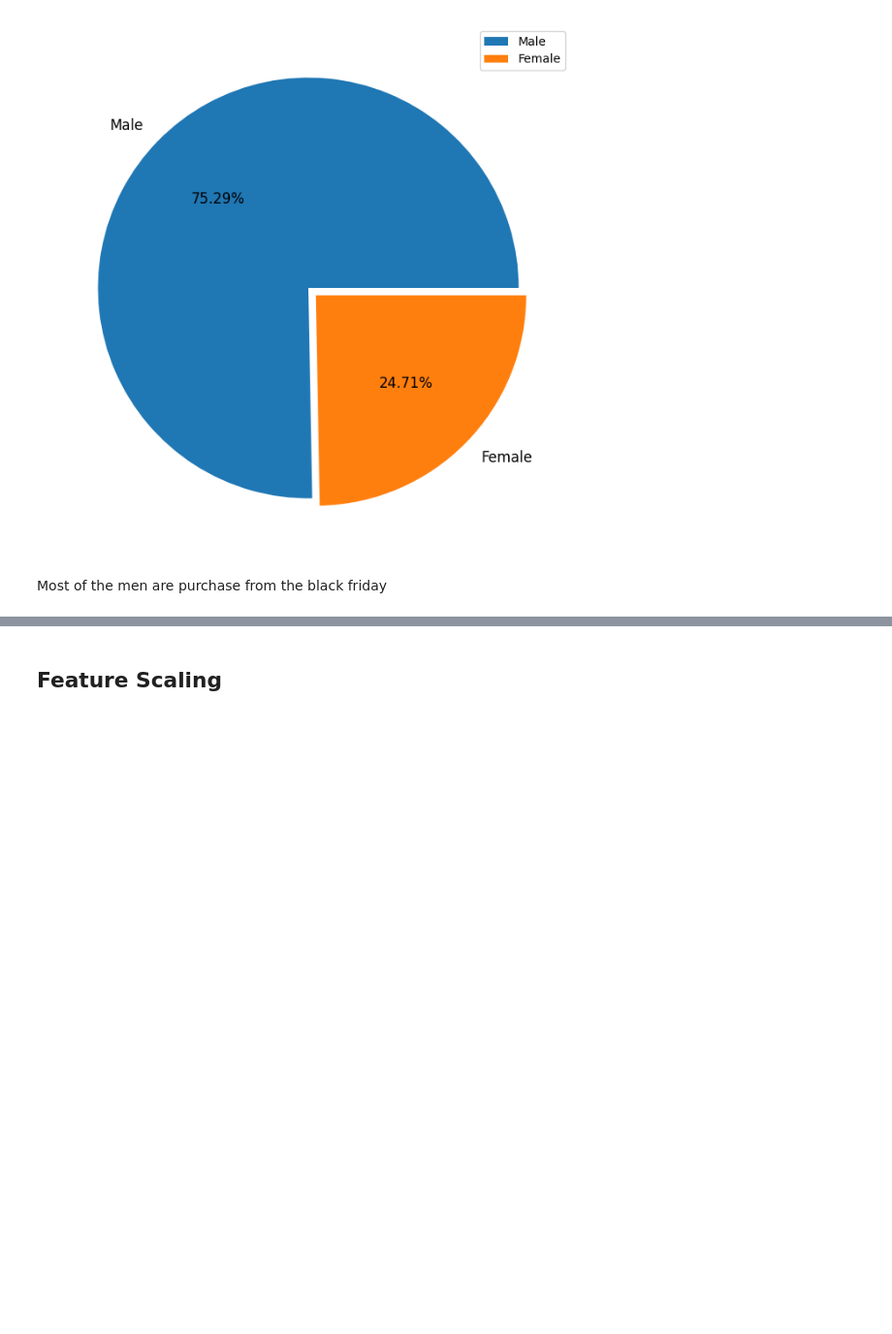
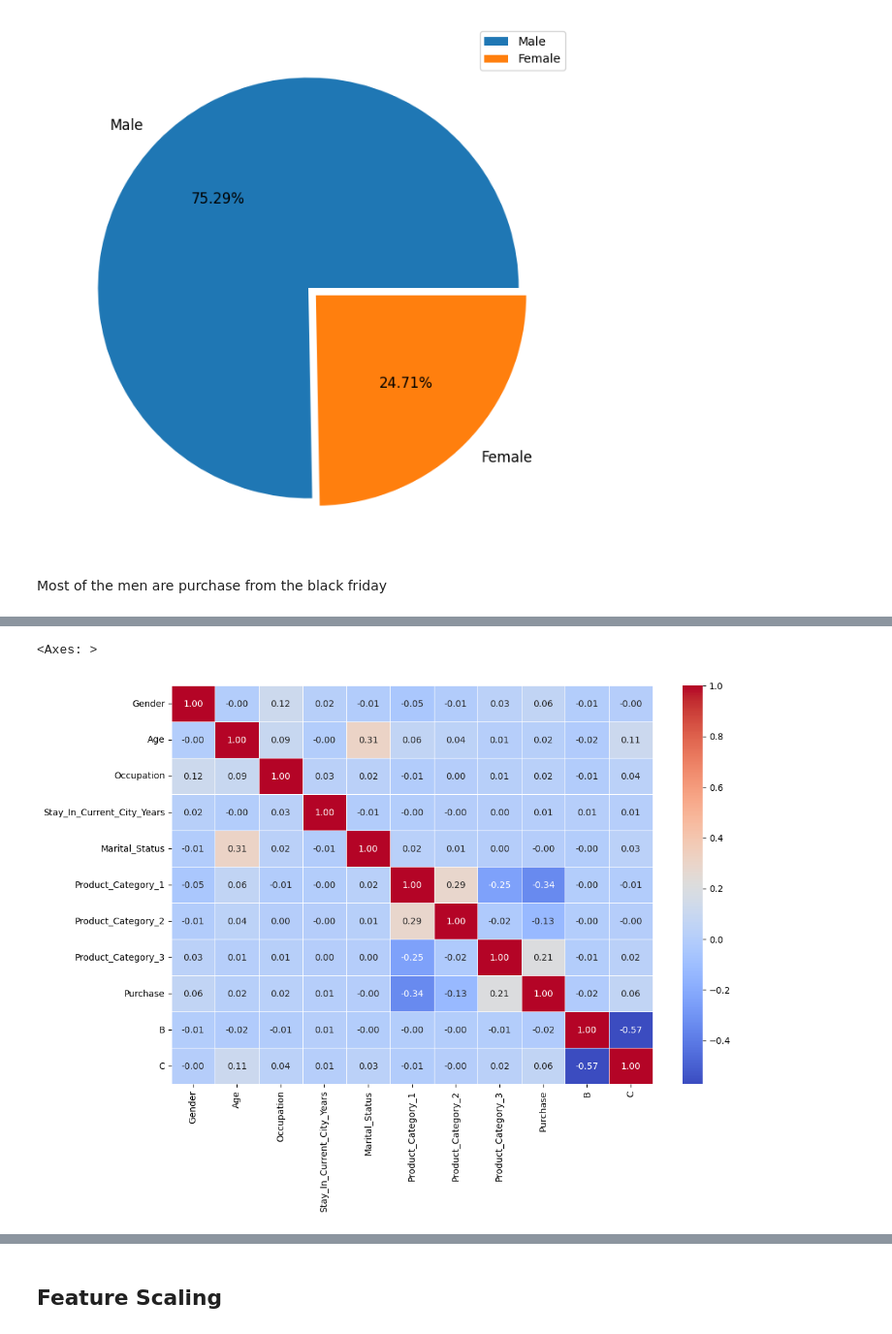
Before and after one commit to mahabub-rah/EDA-and-Feature-Engineering-, a Jupyter notebook: Day-2/blackFriday_EDA_Feature.ipynb, the cells around one changed output, grey strips where cells are left out. Shown at 97% size. Drawn from its saved outputs; the diff is of its cells as text; code cells hidden in the pictures; blank space fills up the shorter version.

```diff
--- a/Day-2/blackFriday_EDA_Feature.ipynb
+++ b/Day-2/blackFriday_EDA_Feature.ipynb
@@ -307,0 +311,2 @@ Most of the men are purchase from the black friday
+# %%
+df.drop('Product_ID', axis=1, inplace=True)
@@ -307,0 +328,5 @@ Most of the men are purchase from the black friday
+# %%
+sns.heatmap(data=df.corr(), annot=True, cmap='coolwarm', fmt=".2f", linewidths=.5)
+# %% [output]
+<Axes: >
+[figure, added]
```
Also changed, not shown: parts of 7 cells of this notebook.
